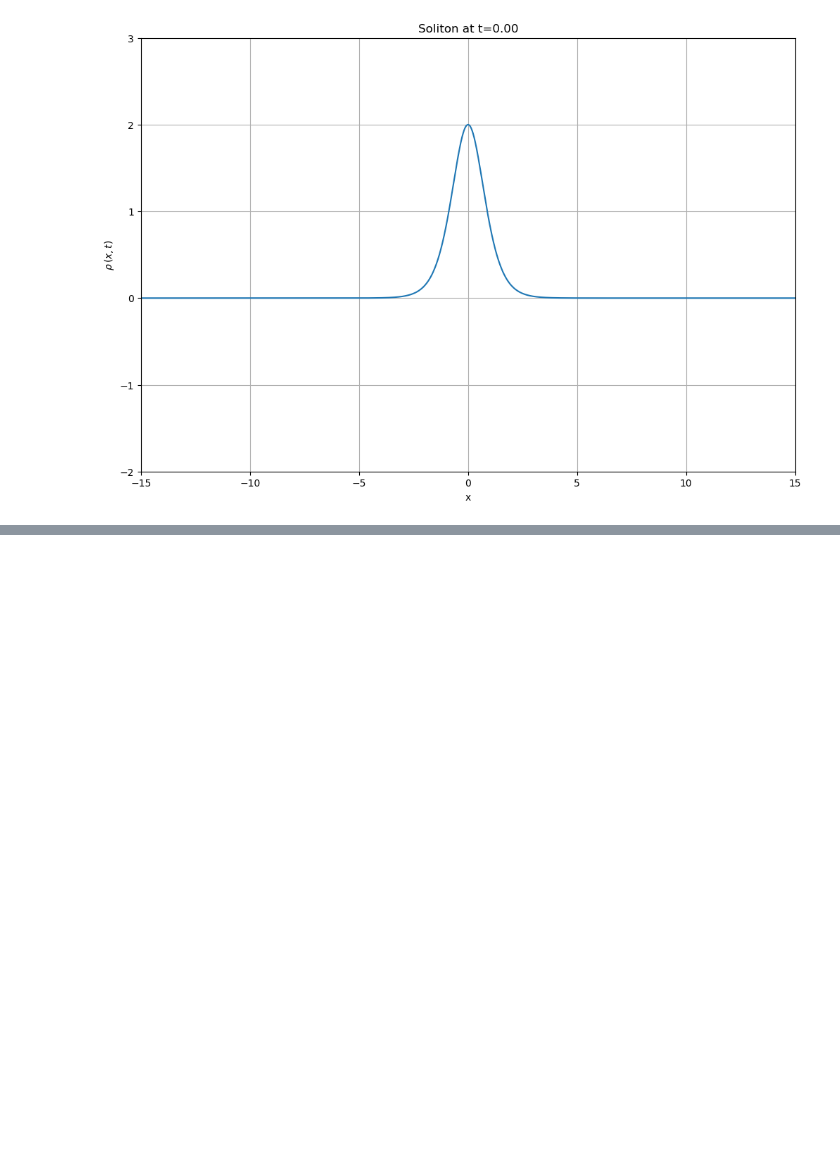
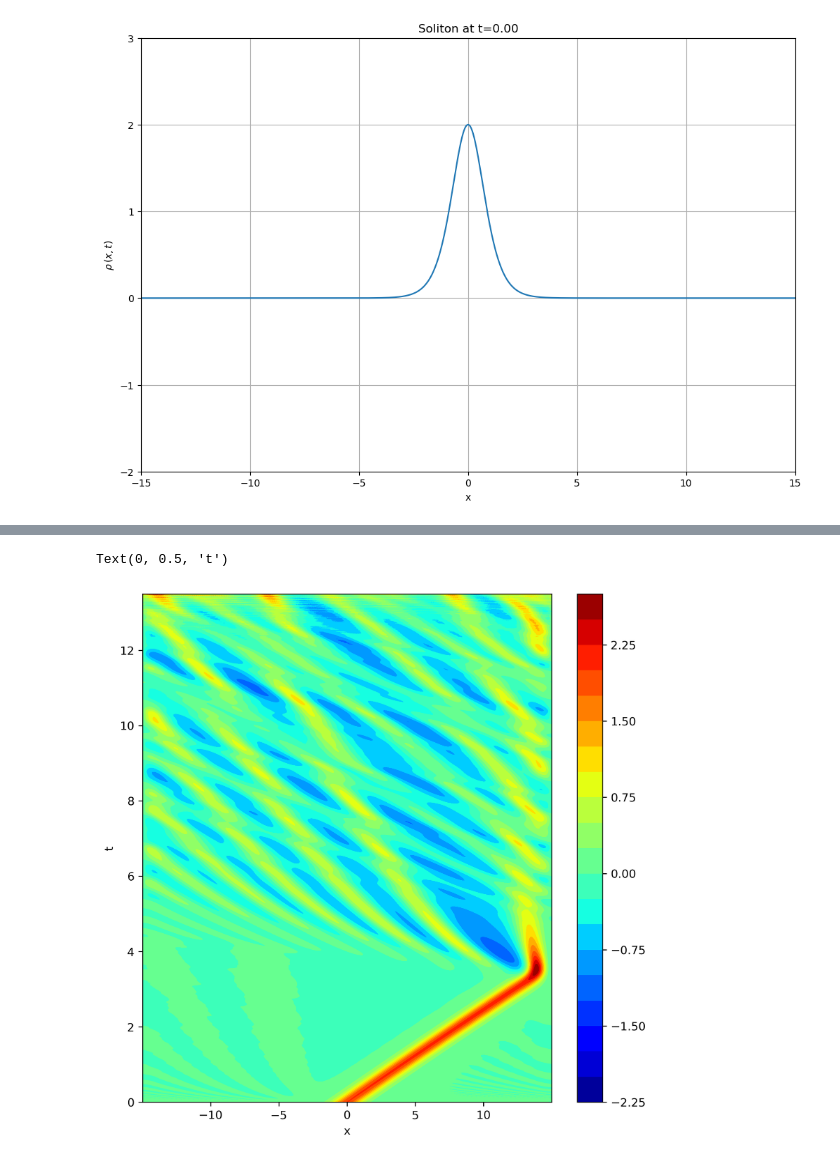
Before and after one commit to LordofDorknes/ProfHurst_PHYS240_Sp23, a Jupyter notebook: Newby/Newby_Robin_Homework8_Problem14.ipynb, the cells around one changed output, grey strips where cells are left out. Saved outputs shown, nothing was run; the diff lists cells and outputs as text; code cells hidden in the pictures; blank space fills up the shorter version.

```diff
--- a/Newby/Newby_Robin_Homework8_Problem14.ipynb
+++ b/Newby/Newby_Robin_Homework8_Problem14.ipynb
@@ -249 +267,11 @@ anim.save(f'kdv_test_tau={tau}_T={maxTime}_xGridSize={xGridSize}_L={L}.mp4')
+# %%
+fig, ax = plt.subplots(figsize=(8,8),dpi=300)
+
+plt.contourf(X[0:endTimeIndex,:], Y[0:endTimeIndex,:], np.ndarray.transpose(grid[:,0:endTimeIndex]), 20, cmap=cm.jet)
+plt.colorbar();
+plt.xlabel("x")
+plt.ylabel("t")
+# %% [output]
+Text(0, 0.5, 't')
+[figure, added]
 # %%
```
Also changed, not shown: parts of 2 cells of this notebook.
